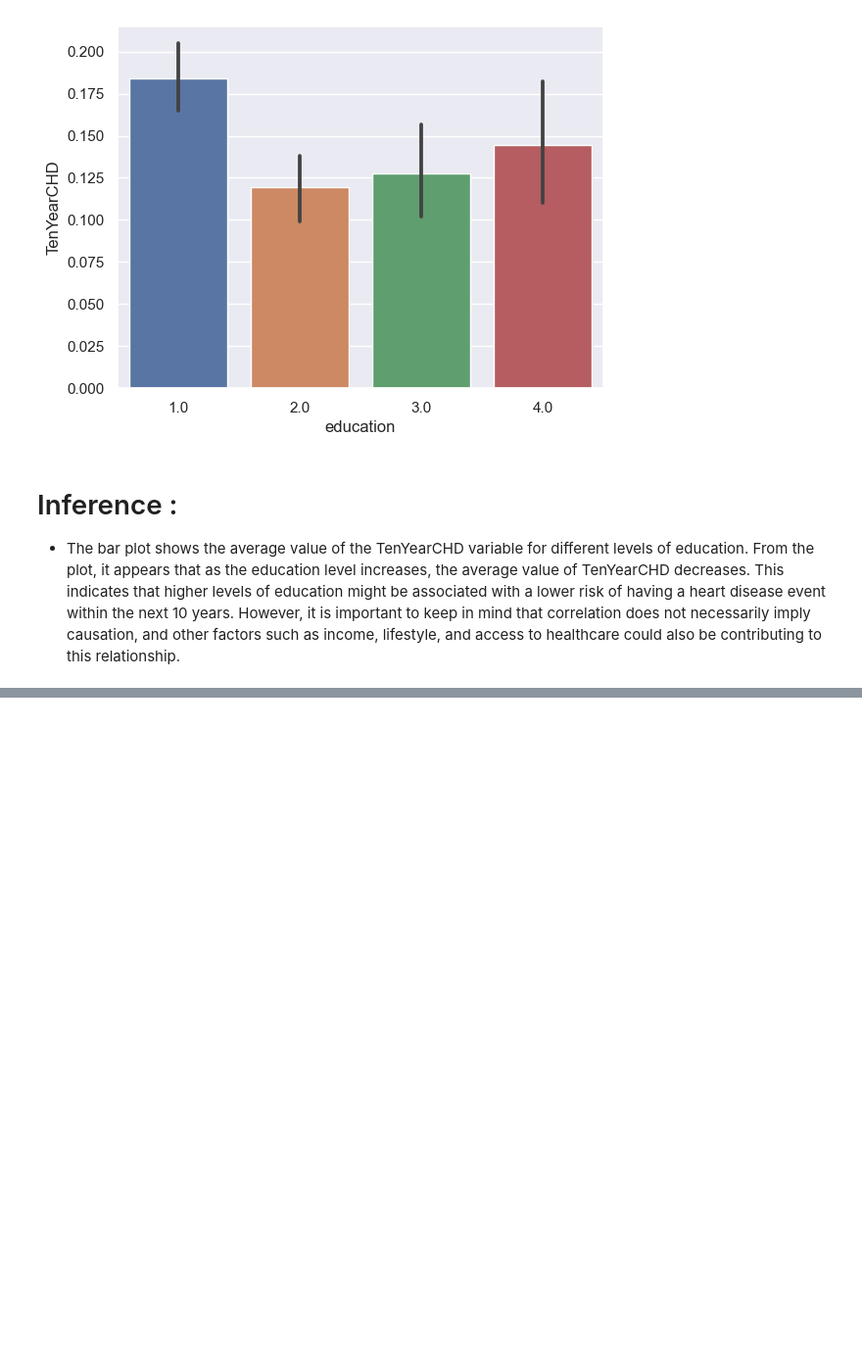
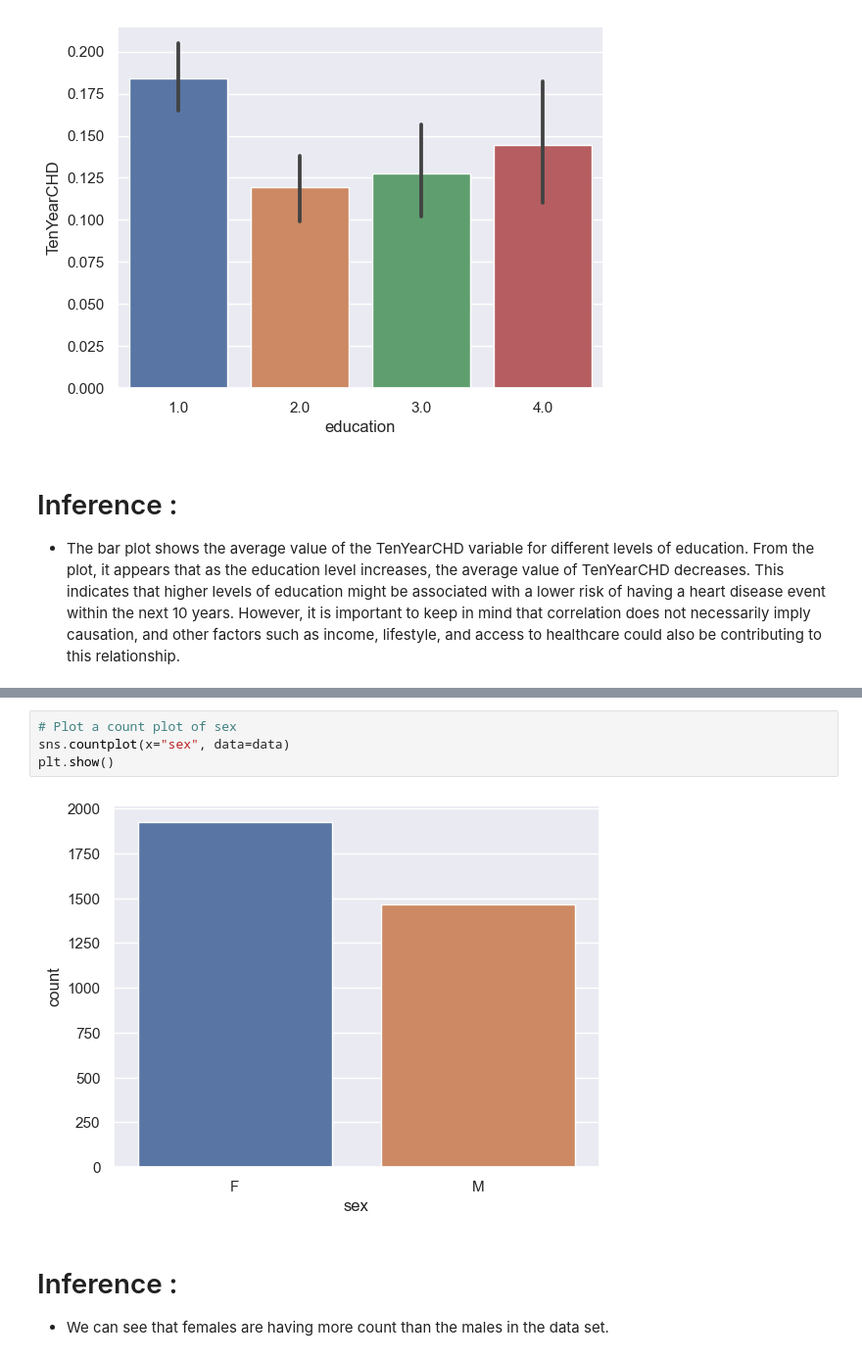
Before and after one commit to Vrishali04/Cardiovascular_Risk_Prediction_Classification_Capstone_Project, a Jupyter notebook: Cardiovascular_risk_prediction_classification_capstone_project_final.ipynb, the cells around one changed output, grey strips where cells are left out. Shown: that part at 98% size. Drawn from its saved outputs; the diff is of its cells as text; blank space fills up the shorter version.

```diff
--- a/Cardiovascular_risk_prediction_classification_capstone_project_final.ipynb
+++ b/Cardiovascular_risk_prediction_classification_capstone_project_final.ipynb
@@ -177,0 +209,10 @@ plt.show()
+# %%
+# Plot a count plot of sex
+sns.countplot(x="sex", data=data)
+plt.show()
+# %% [output]
+[figure, added]
+# %% [markdown]
+# Inference :
+
+* We can see that females are having more count than the males in the data set.
```
Also changed, not shown: parts of 6 cells of this notebook.
